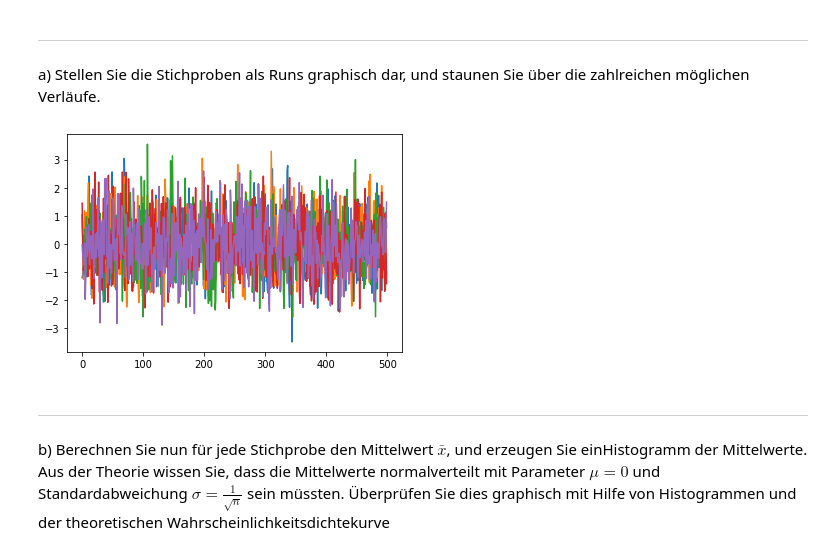
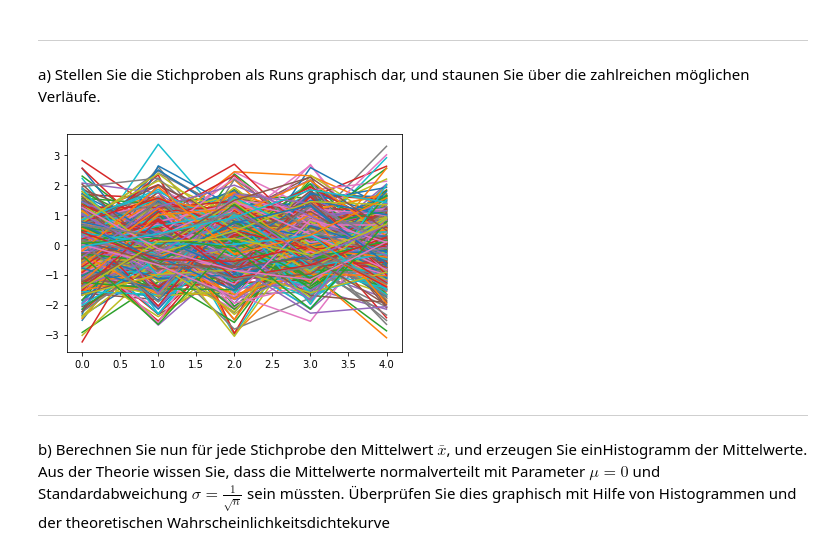
Before and after one commit to randombenj/hslu-statistics, a Jupyter notebook: sw04/exercise-4.2.ipynb, the cells around one changed output. Drawn from its saved outputs; the diff is of its cells as text; code cells hidden in the pictures.

```diff
--- a/sw04/exercise-4.2.ipynb
+++ b/sw04/exercise-4.2.ipynb
@@ -15,10 +15,10 @@ sim = ran.reshape((n,m))
 ---
 a) Stellen Sie die Stichproben als Runs graphisch dar, und staunen Sie über die zahlreichen möglichen Verläufe.
 # %%
-plt.plot(sim.T)
+plt.plot(sim)
 plt.show()
 # %% [output]
-[figure, old version]
+[figure, new version]
 # %% [markdown]
 ---
 b) Berechnen Sie nun für jede Stichprobe den Mittelwert $\bar{x}$, und erzeugen Sie einHistogramm der Mittelwerte. Aus der Theorie wissen Sie, dass die Mittelwerte normalverteilt mit Parameter $μ=0$ und Standardabweichung $σ = \frac{1}{\sqrt{n}}$ sein müssten. Überprüfen Sie dies graphisch mit Hilfe von Histogrammen und der theoretischen Wahrscheinlichkeitsdichtekurve
```
Also changed, not shown: parts of 4 cells of this notebook, 1 other file.
